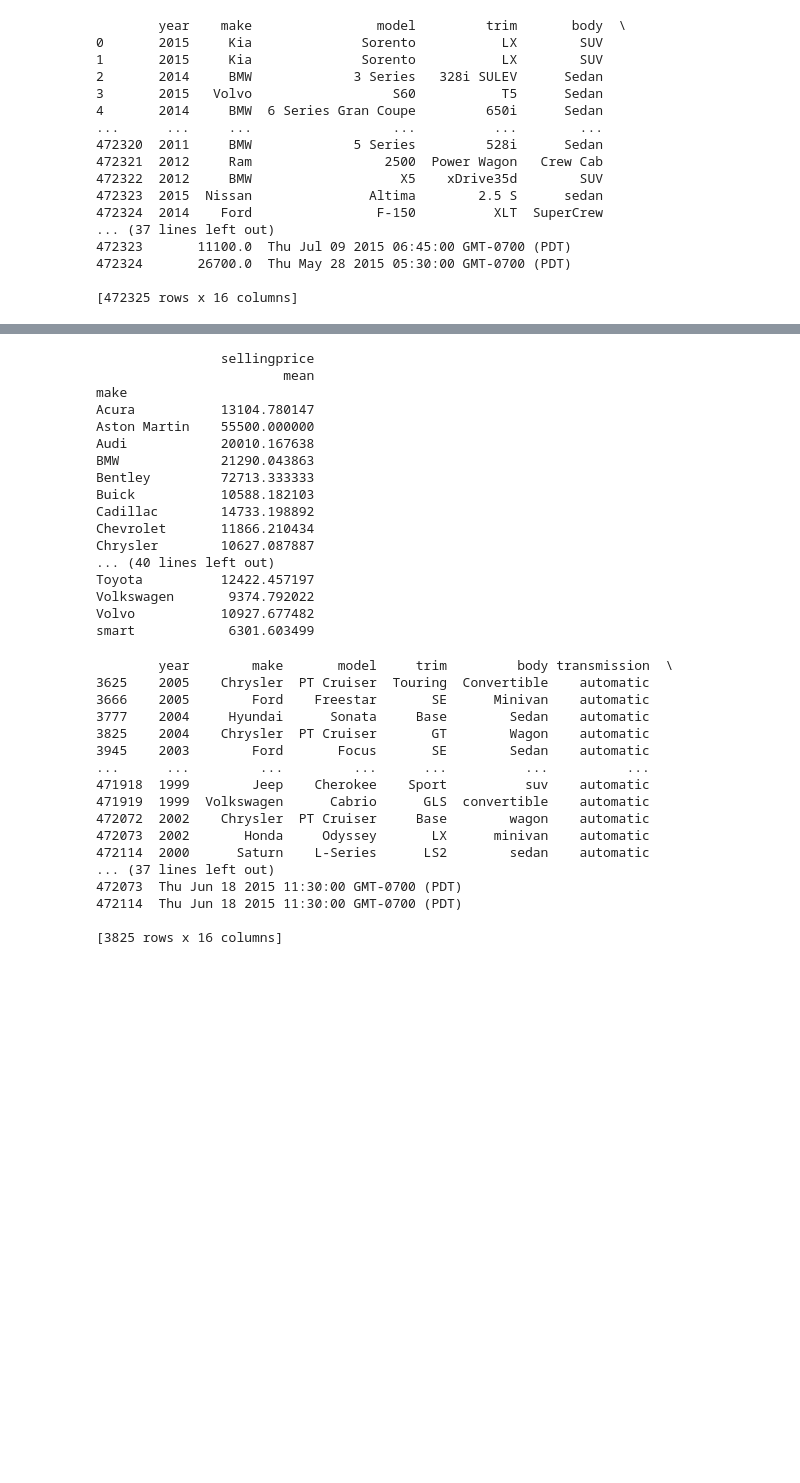
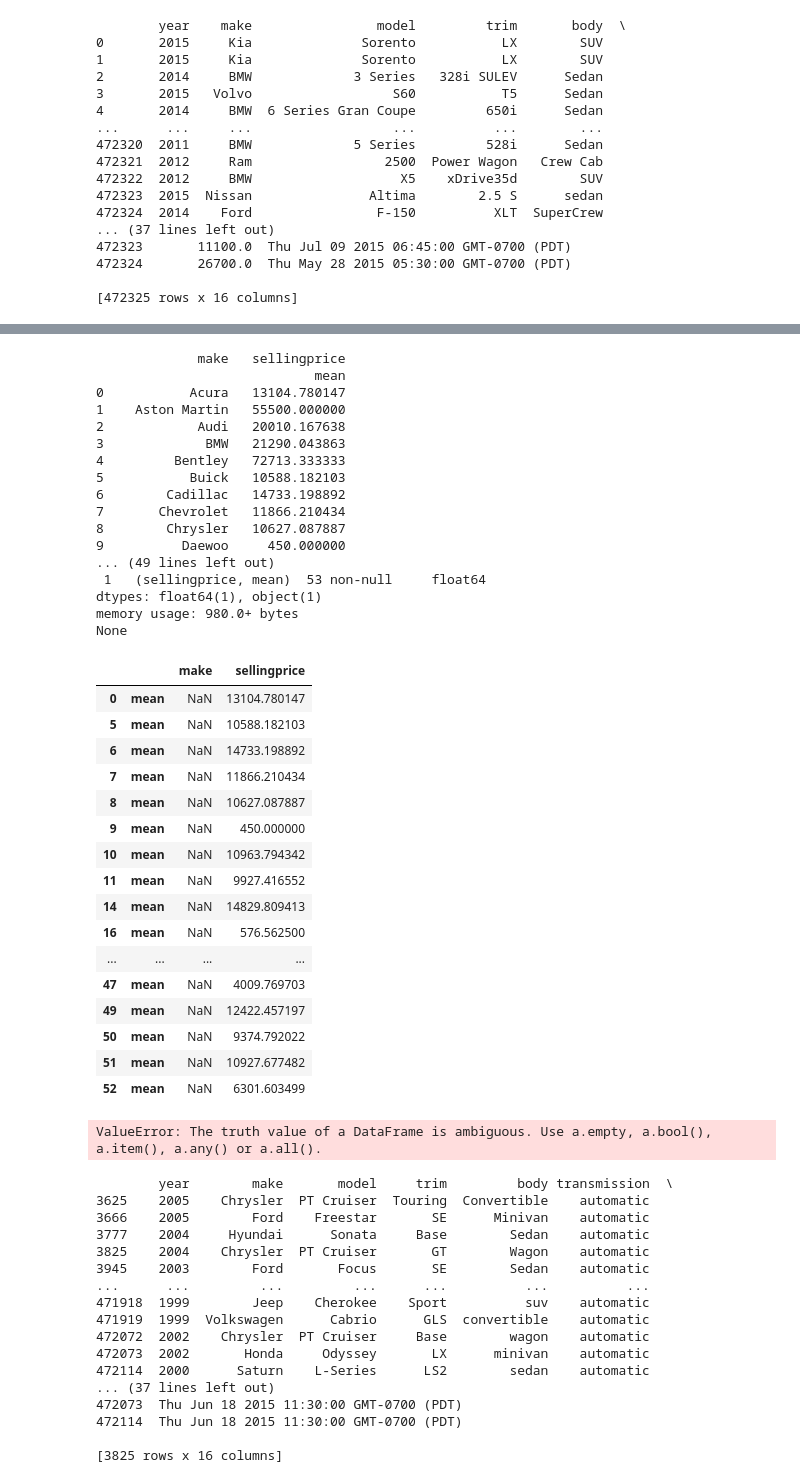
Before and after one commit to LucaMontanar1/es-python, a Jupyter notebook: macchine-prezzi/analisi.ipynb, the cells around one changed output, grey strips where cells are left out. Cells and saved outputs as stored; diff of their text form; code cells hidden in the pictures; blank space fills up the shorter version.

```diff
--- a/macchine-prezzi/analisi.ipynb
+++ b/macchine-prezzi/analisi.ipynb
@@ -136,26 +119,64 @@ make
  'Tue Jul 07 2015 09:50:00 GMT-0700 (PDT)'
  'Wed Jul 08 2015 09:45:00 GMT-0700 (PDT)']
 # %%
-grouped_df = df_test.groupby('make').agg({'sellingprice':['mean']})
+#maker classification
+grouped_df = df_test.groupby('make').agg({'sellingprice':['mean']}).reset_index()
 print(grouped_df)
+print(grouped_df.info())
 # %% [output]
-                sellingprice
-                        mean
-make
-Acura           13104.780147
-Aston Martin    55500.000000
-Audi            20010.167638
-BMW             21290.043863
-Bentley         72713.333333
-Buick           10588.182103
-Cadillac        14733.198892
-Chevrolet       11866.210434
-Chrysler        10627.087887
-... (40 lines left out)
-Toyota          12422.457197
-Volkswagen       9374.792022
-Volvo           10927.677482
-smart            6301.603499
+             make   sellingprice
+                            mean
+0           Acura   13104.780147
+1    Aston Martin   55500.000000
+2            Audi   20010.167638
+3             BMW   21290.043863
+4         Bentley   72713.333333
+5           Buick   10588.182103
+6        Cadillac   14733.198892
+7       Chevrolet   11866.210434
+8        Chrysler   10627.087887
+9          Daewoo     450.000000
+... (49 lines left out)
+ 1   (sellingprice, mean)  53 non-null     float64
+dtypes: float64(1), object(1)
+memory usage: 980.0+ bytes
+None
+# %%
+grouped_df=grouped_df.stack()
+grouped_df[grouped_df['sellingprice']<15000]
+# %% [output]
+|  |  | make | sellingprice |
+| 0 | mean | NaN | 13104.780147 |
+| 5 | mean | NaN | 10588.182103 |
+| 6 | mean | NaN | 14733.198892 |
+| 7 | mean | NaN | 11866.210434 |
+| 8 | mean | NaN | 10627.087887 |
+| 9 | mean | NaN | 450.000000 |
+| 10 | mean | NaN | 10963.794342 |
+| 11 | mean | NaN | 9927.416552 |
+| 14 | mean | NaN | 14829.809413 |
+| 16 | mean | NaN | 576.562500 |
+| ... | ... | ... | ... |
+| 47 | mean | NaN | 4009.769703 |
+| 49 | mean | NaN | 12422.457197 |
+| 50 | mean | NaN | 9374.792022 |
+| 51 | mean | NaN | 10927.677482 |
+| 52 | mean | NaN | 6301.603499 |
+# %%
+#divisione in 4 categorie di make
+def cat_make(grouped_df):
+    if ((grouped_df['sellingprice'])<=(15000)):
+        return 0
+    if ((grouped_df['sellingprice'])<=(30000)):
+        return 1
+    if ((grouped_df['sellingprice'])<=(45000)):
+        return 2
+    return 3
+
+grouped_df['categ']=grouped_df.apply(cat_make(grouped_df),axis=1)
+print(grouped_df)
+# %% [output]
+ValueError: The truth value of a DataFrame is ambiguous. Use a.empty, a.bool(), a.item(), a.any() or a.all().
 # %%
 df1=df_test.loc[(df_test['sellingprice'] < 500)]
 print(df1)
```
Also changed, not shown: parts of 4 cells of this notebook.
